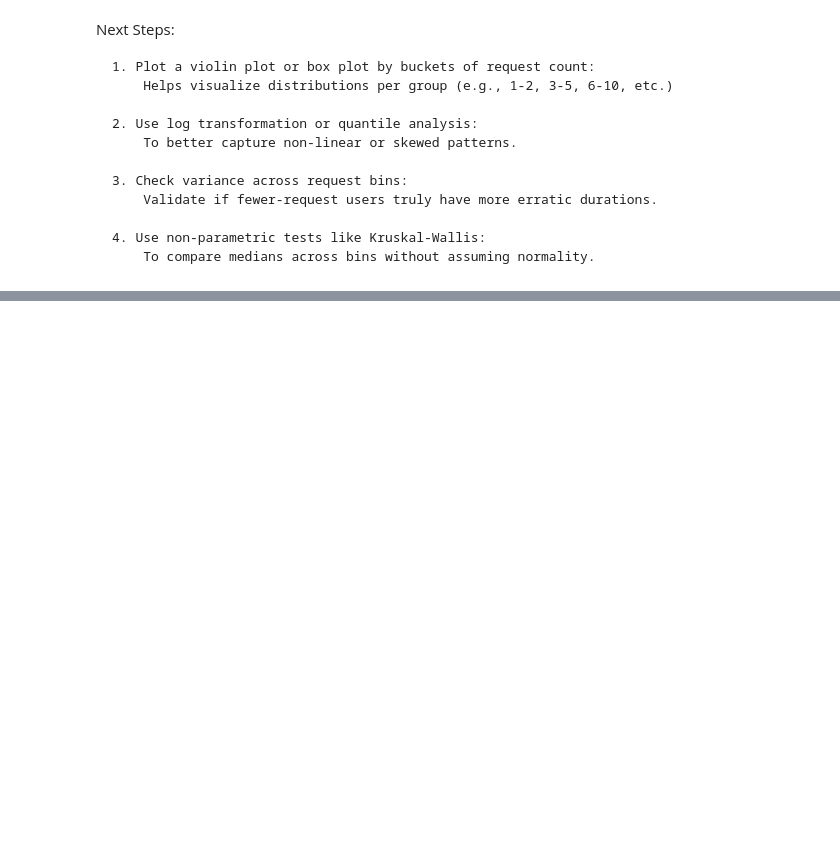
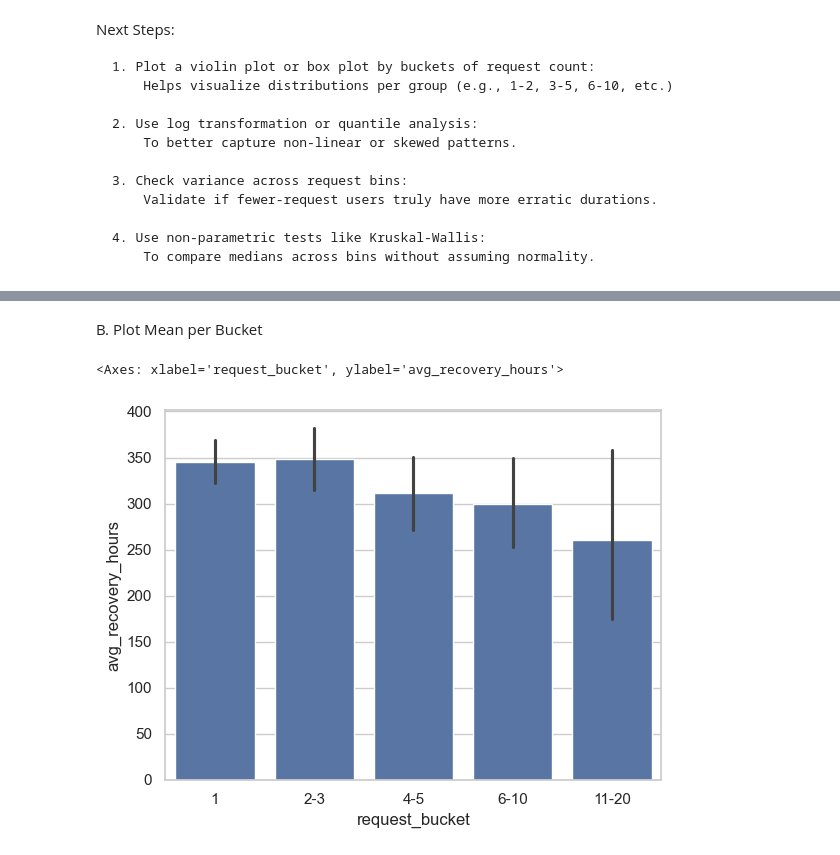
Before and after one commit to jorgeberrizbeitia/project-ironhack-payments-en, a Jupyter notebook: 9.metric-7-recovery-time-per-user-and-cash-request.ipynb, the cells around one changed output, grey strips where cells are left out. Saved outputs shown, nothing was run; the diff lists cells and outputs as text; code cells hidden in the pictures; blank space fills up the shorter version.

```diff
--- a/9.metric-7-recovery-time-per-user-and-cash-request.ipynb
+++ b/9.metric-7-recovery-time-per-user-and-cash-request.ipynb
@@ -150,0 +244,12 @@ Next Steps:
+# %%
+Q1 = user_metrics["avg_recovery_hours"].quantile(0.25)
+Q3 = user_metrics["avg_recovery_hours"].quantile(0.75)
+IQR = Q3 - Q1
+
+# Define bounds
+lower_bound = Q1 - 1.5 * IQR
+upper_bound = Q3 + 1.5 * IQR
+
+# Filter outliers
+filtered_metrics = user_metrics[(user_metrics["avg_recovery_hours"] >= lower_bound) &
+                                (user_metrics["avg_recovery_hours"] <= upper_bound)]
@@ -150,0 +272,7 @@ Next Steps:
+# %% [markdown]
+B. Plot Mean per Bucket
+# %%
+sns.barplot(data=filtered_metrics, x="request_bucket", y="avg_recovery_hours")
+# %% [output]
+<Axes: xlabel='request_bucket', ylabel='avg_recovery_hours'>
+[figure, added]
```
Also changed, not shown: parts of 11 cells of this notebook.
